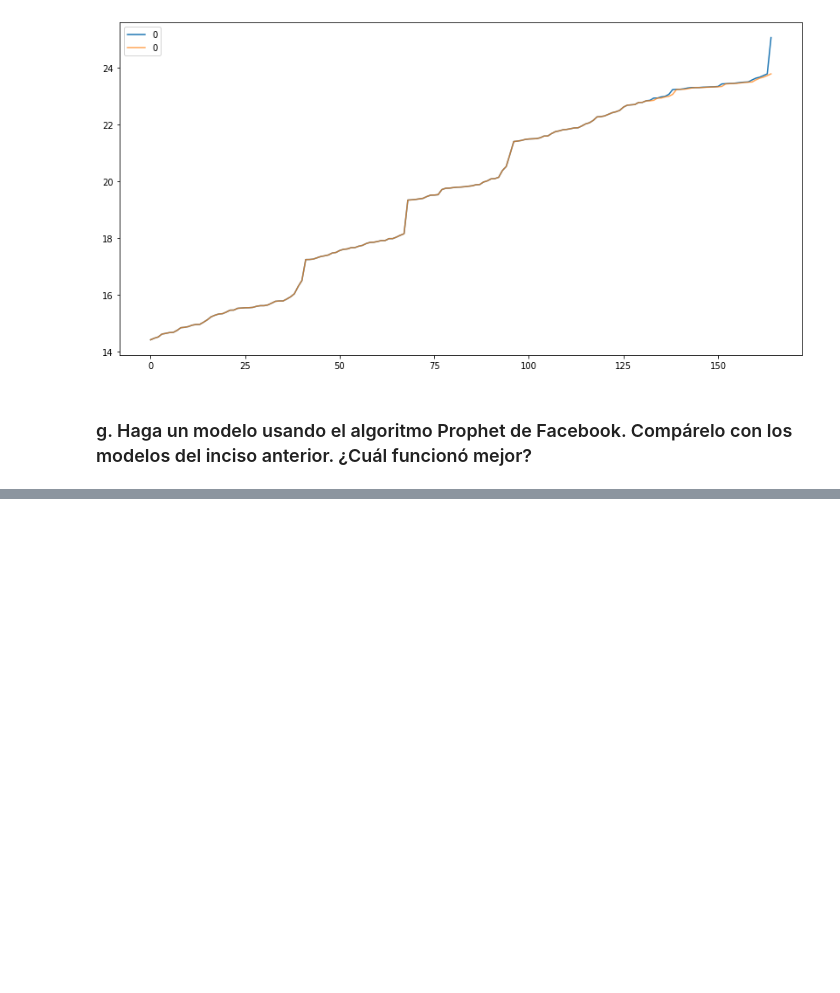
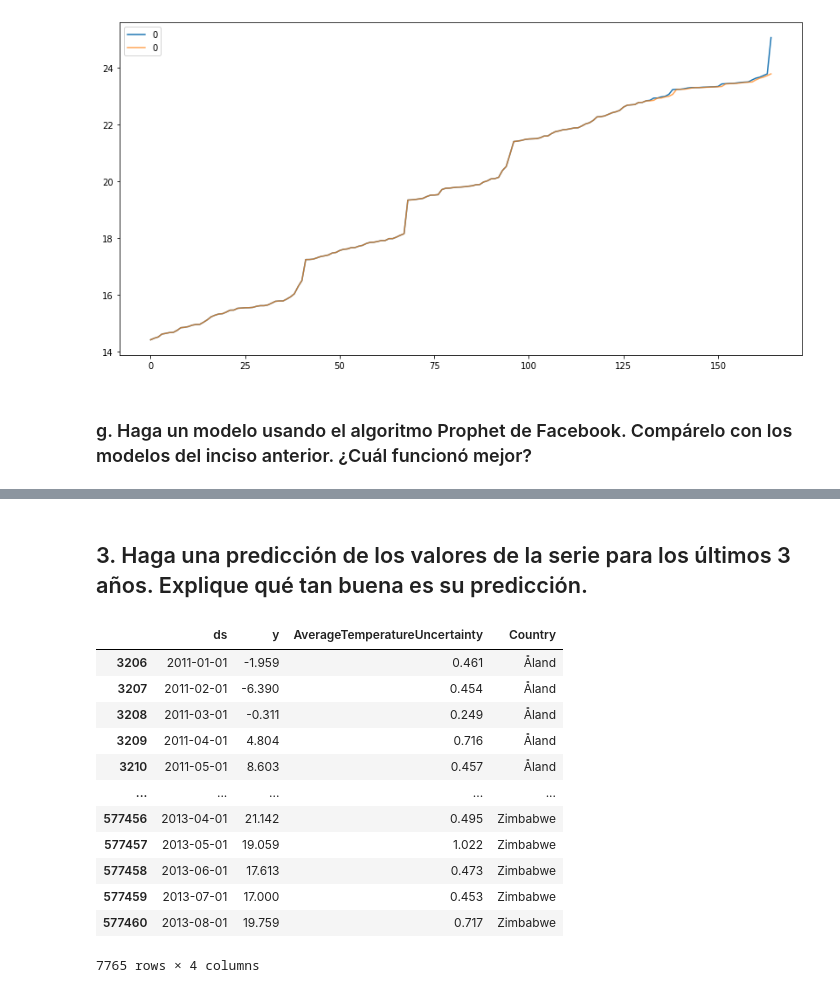
Before and after one commit to wsaldana/DataScienceLab2, a Jupyter notebook: lab2.ipynb, the cells around one changed output, grey strips where cells are left out. Saved outputs shown, nothing was run; the diff lists cells and outputs as text; code cells hidden in the pictures; blank space fills up the shorter version.

```diff
--- a/lab2.ipynb
+++ b/lab2.ipynb
@@ -330,0 +344,3 @@ terminado
+# %%
+df['dt'] = pd.DatetimeIndex(df['dt'])
+df.dtypes
@@ -330,0 +355,4 @@ terminado
+# %%
+df1 = df.rename(columns={'dt': 'ds',
+                        'AverageTemperature': 'y'})
+df1.head()
@@ -330,0 +368,3 @@ terminado
+# %%
+# Fijamos un intervalo de incertidumbre de 0.95
+model = Prophet(interval_width = 0.95)
@@ -330,0 +373,2 @@ terminado
+# %%
+model.fit(df1)
@@ -330,0 +379,19 @@ terminado
+# %% [markdown]
+## 3. Haga una predicción de los valores de la serie para los últimos 3 años. Explique qué tan buena es su predicción.
+# %%
+temp_s1 = df1.loc[df1["ds"].between('2011-01-1', '2013-12-31')]
+temp_s1
+# %% [output]
+|  | ds | y | AverageTemperatureUncertainty | Country |
+| 3206 | 2011-01-01 | -1.959 | 0.461 | Åland |
+| 3207 | 2011-02-01 | -6.390 | 0.454 | Åland |
+| 3208 | 2011-03-01 | -0.311 | 0.249 | Åland |
+| 3209 | 2011-04-01 | 4.804 | 0.716 | Åland |
+| 3210 | 2011-05-01 | 8.603 | 0.457 | Åland |
+| ... | ... | ... | ... | ... |
+| 577456 | 2013-04-01 | 21.142 | 0.495 | Zimbabwe |
+| 577457 | 2013-05-01 | 19.059 | 1.022 | Zimbabwe |
+| 577458 | 2013-06-01 | 17.613 | 0.473 | Zimbabwe |
+| 577459 | 2013-07-01 | 17.000 | 0.453 | Zimbabwe |
+| 577460 | 2013-08-01 | 19.759 | 0.717 | Zimbabwe |
+7765 rows × 4 columns
```
Also changed, not shown: parts of 12 cells of this notebook.
